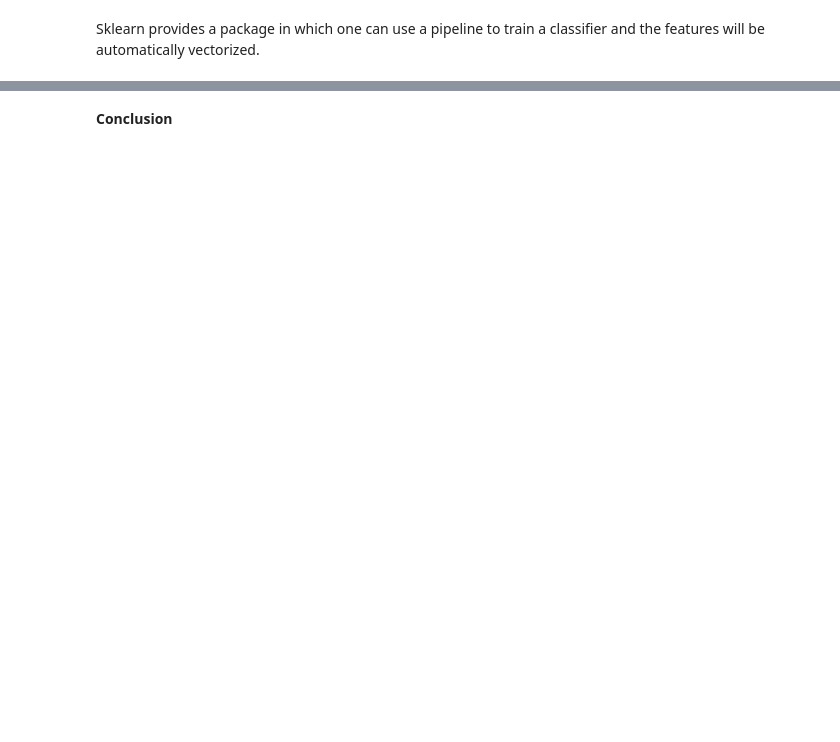
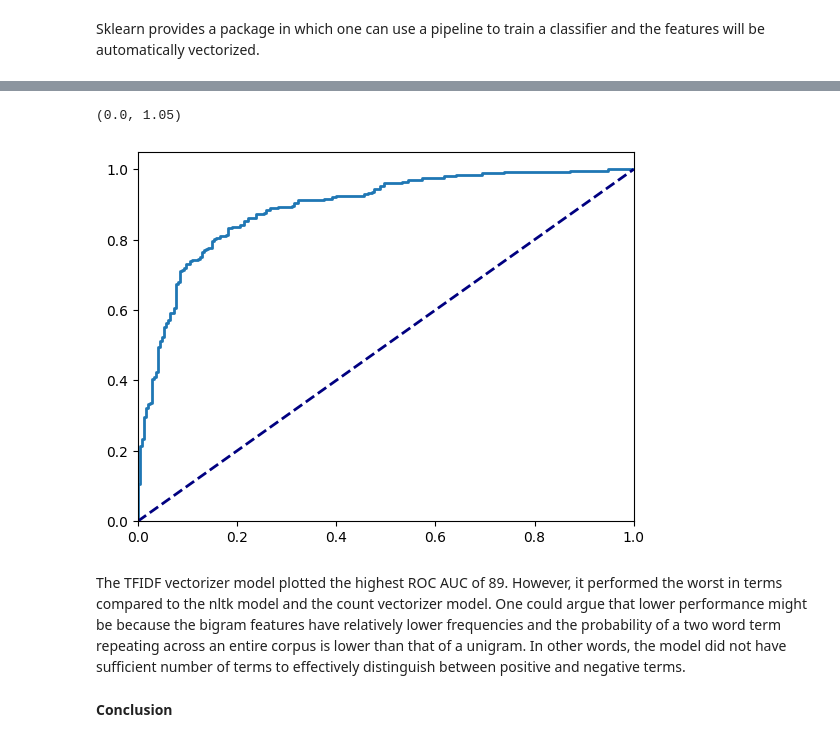
Before and after one commit to benbesthof/Naive-Reviews, a Jupyter notebook: B_Besthof_M10_assn.ipynb, the cells around one changed output, grey strips where cells are left out. Saved outputs shown, nothing was run; the diff lists cells and outputs as text; code cells hidden in the pictures; blank space fills up the shorter version.

```diff
--- a/B_Besthof_M10_assn.ipynb
+++ b/B_Besthof_M10_assn.ipynb
@@ -484,0 +519,8 @@ Multinomial Naive Bayes classifier using Count Vectorization
+# %%
+#count vec training
+nb_pipe = Pipeline([('count', CountVectorizer()), ('Naive Bayes', MultinomialNB())])
+nb_pipe.fit(X_train, y_train)
+
+#tfidf model training
+nb_pipe2 = Pipeline([('tfidf', TfidfVectorizer()), ("Naive Bayes", MultinomialNB())])
+nb_pipe2.fit(X_train, y_train)
@@ -530,0 +633,13 @@ print(classification2)
+# %%
+pred2 = nb_pipe2.predict(X_test)
+pred_proba2 = nb_pipe2.predict_proba(X_test)[:,1]
+
+#plotting roc curve
+fpr, tpr, thresholds = roc_curve(y_test, pred_proba2)
+
+#plotting roc auc curve
+roc_auc2 = auc(fpr, tpr)
+
+print('confusion matrix for TFIDF vectorizer:', confusion_matrix(y_test, pred2))
+print(classification_report(y_test, pred2))
+print('ROC AUC for TFIDF Vectorizer:', roc_auc2)
@@ -531,2 +659,12 @@ print(classification2)
+# %%
+plt.plot(fpr, tpr, lw=2, label='ROC curve (area = %0.2f)' % roc_auc2)
+plt.plot([0, 1], [0, 1], color='navy', lw=2, linestyle='--')
+plt.xlim([0.0, 1.0])
+plt.ylim([0.0, 1.05])
+# %% [output]
+(0.0, 1.05)
+[figure, added]
+# %% [markdown]
+The TFIDF vectorizer model plotted the highest ROC AUC of 89. However, it performed the worst in terms compared to the nltk model and the count vectorizer model. One could argue that lower performance might be because the bigram features have relatively lower frequencies and the probability of a two word term repeating across an entire corpus is lower than that of a unigram. In other words, the model did not have sufficient number of terms to effectively distinguish between positive and negative terms.
 # %% [markdown]
 **Conclusion**
```
Also changed, not shown: parts of 37 cells of this notebook.
